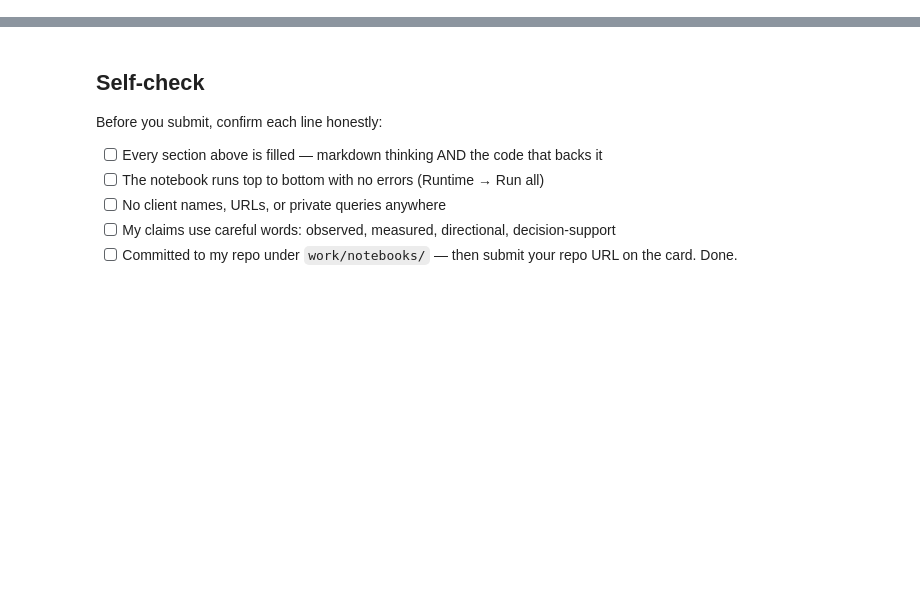
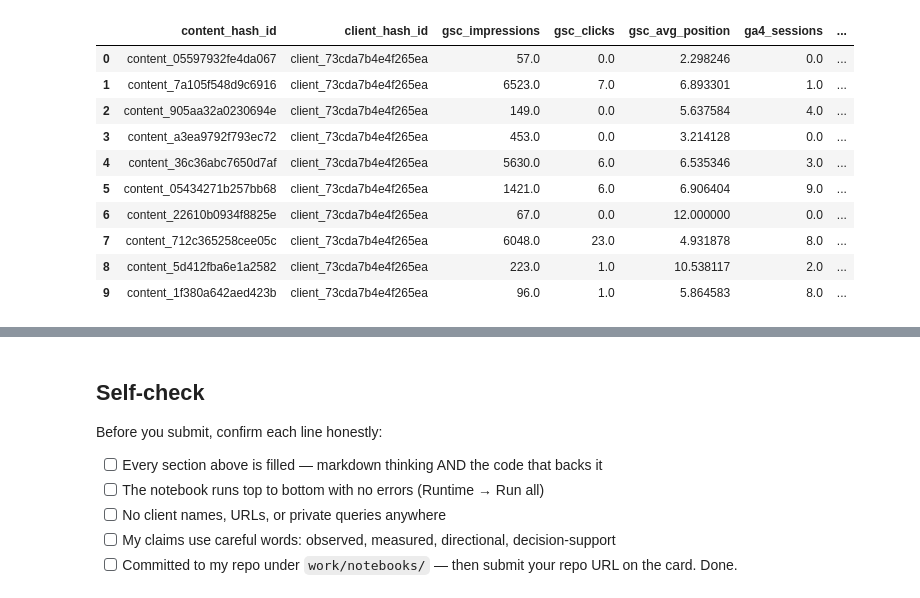
Before and after one commit to Adnan-ai98/flyrank-ml-internship, a Jupyter notebook: work/notebooks/w03_data_contract.ipynb, the cells around one changed output, grey strips where cells are left out. Cells and saved outputs as stored; diff of their text form; code cells hidden in the pictures; blank space fills up the shorter version.

```diff
--- a/work/notebooks/w03_data_contract.ipynb
+++ b/work/notebooks/w03_data_contract.ipynb
@@ -36,0 +378,77 @@ This skeleton is yours to fill. Work the sections **in order** — each one has
+# %%
+# Create the observed directional proxy.
+# First half: March 1-15
+# Second half: March 16-31
+
+label_frame = con.sql(f"""
+WITH daily AS (
+    SELECT
+        content_hash_id,
+        client_hash_id,
+
+        SUM(
+            CASE
+                WHEN report_date BETWEEN DATE '2026-03-01' AND DATE '2026-03-15'
+                     AND gsc_data_available IS TRUE
+                THEN COALESCE(gsc_impressions, 0)
+                ELSE 0
+            END
+        ) AS first_half_impressions,
+
+        SUM(
+            CASE
+                WHEN report_date BETWEEN DATE '2026-03-16' AND DATE '2026-03-31'
+                     AND gsc_data_available IS TRUE
+                THEN COALESCE(gsc_impressions, 0)
+                ELSE 0
+            END
+        ) AS second_half_impressions
+
+    FROM read_parquet('{FACT_PATH}')
+
+    GROUP BY
+        content_hash_id,
+        client_hash_id
+)
+
+SELECT
+    content_hash_id,
+    client_hash_id,
+    first_half_impressions,
+    second_half_impressions,
+
+    CASE
+        WHEN second_half_impressions < first_half_impressions
+        THEN 1
+        ELSE 0
+    END AS is_declining_label
+
+FROM daily
+""").df()
+
+feature_frame = feature_frame.merge(
+    label_frame,
+    on=["content_hash_id", "client_hash_id"],
+    how="left"
+)
+
+print("Feature + proxy frame shape:", feature_frame.shape)
+
+display(
+    feature_frame[
+        [
+            "content_hash_id",
+            "client_hash_id",
+            "gsc_impressions",
+            "gsc_clicks",
+            "gsc_avg_position",
+            "ga4_sessions",
+            "ga4_engaged_sessions",
+            "is_declining_label",
+        ]
+    ].head(10)
+)
+
+print("\nProxy distribution:")
+print(feature_frame["is_declining_label"].value_counts())
+# %% [output]
@@ -36,0 +456,11 @@ This skeleton is yours to fill. Work the sections **in order** — each one has
+|  | content_hash_id | client_hash_id | gsc_impressions | gsc_clicks | gsc_avg_position | ga4_sessions | ... |
+| 0 | content_05597932fe4da067 | client_73cda7b4e4f265ea | 57.0 | 0.0 | 2.298246 | 0.0 | ... |
+| 1 | content_7a105f548d9c6916 | client_73cda7b4e4f265ea | 6523.0 | 7.0 | 6.893301 | 1.0 | ... |
+| 2 | content_905aa32a0230694e | client_73cda7b4e4f265ea | 149.0 | 0.0 | 5.637584 | 4.0 | ... |
+| 3 | content_a3ea9792f793ec72 | client_73cda7b4e4f265ea | 453.0 | 0.0 | 3.214128 | 0.0 | ... |
+| 4 | content_36c36abc7650d7af | client_73cda7b4e4f265ea | 5630.0 | 6.0 | 6.535346 | 3.0 | ... |
+| 5 | content_05434271b257bb68 | client_73cda7b4e4f265ea | 1421.0 | 6.0 | 6.906404 | 9.0 | ... |
+| 6 | content_22610b0934f8825e | client_73cda7b4e4f265ea | 67.0 | 0.0 | 12.000000 | 0.0 | ... |
+| 7 | content_712c365258cee05c | client_73cda7b4e4f265ea | 6048.0 | 23.0 | 4.931878 | 8.0 | ... |
+| 8 | content_5d412fba6e1a2582 | client_73cda7b4e4f265ea | 223.0 | 1.0 | 10.538117 | 2.0 | ... |
+| 9 | content_1f380a642aed423b | client_73cda7b4e4f265ea | 96.0 | 1.0 | 5.864583 | 8.0 | ... |
```
Also changed, not shown: parts of 28 cells of this notebook.
